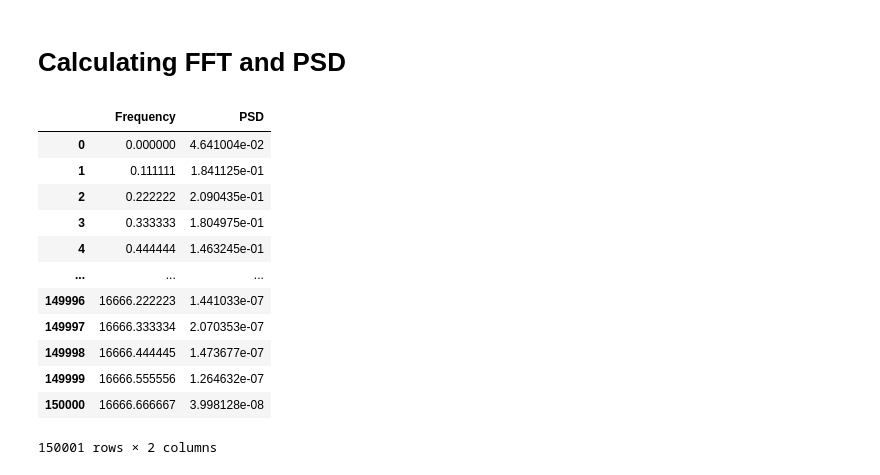
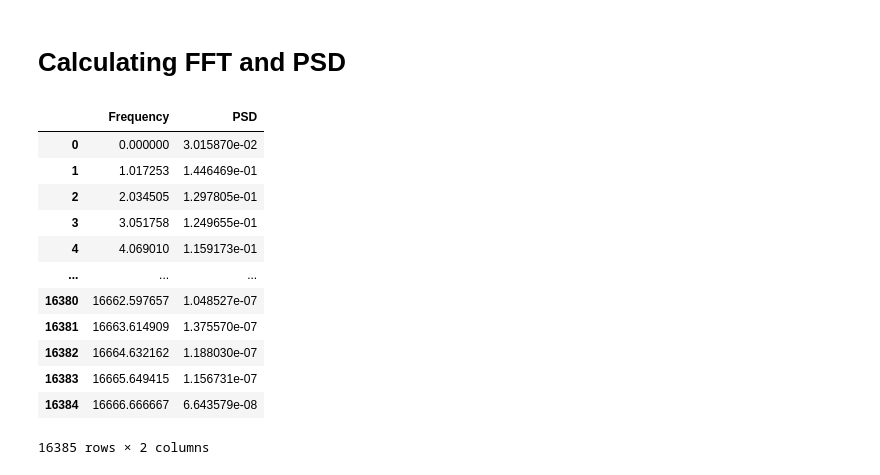
Before and after one commit to noah-silverberg/382L-Optical-Tweezer, a Jupyter notebook: trappedPSD.ipynb, the cells around one changed output. Saved outputs shown, nothing was run; the diff lists cells and outputs as text; code cells hidden in the pictures.

```diff
--- a/trappedPSD.ipynb
+++ b/trappedPSD.ipynb
@@ -31,31 +31,31 @@ plt.show()
 # %%
 voltages = data['CH1'] # Extract the signal
 voltages = voltages - voltages.mean() # De-mean the signal
 
 dt = data['TIME'].iloc[1] - data['TIME'].iloc[0] # Get the time step between points
 total_timesteps = len(voltages) # Get the total number of time steps
 
 # Compute PSD using scipy.signal.welch for better performance
-welch = signal.welch(voltages, fs=1/dt, nperseg=3e5, scaling='density')
+welch = signal.welch(voltages, fs=1/dt, nperseg=2**15, scaling='density')
 freqs = welch[0]
 psd = welch[1]
 
 psds = pd.DataFrame({'Frequency': freqs, 'PSD': psd})
 display(psds)
 # %% [output]
 |  | Frequency | PSD |
-| 0 | 0.000000 | 4.641004e-02 |
-| 1 | 0.111111 | 1.841125e-01 |
-| 2 | 0.222222 | 2.090435e-01 |
-| 3 | 0.333333 | 1.804975e-01 |
-| 4 | 0.444444 | 1.463245e-01 |
+| 0 | 0.000000 | 3.015870e-02 |
+| 1 | 1.017253 | 1.446469e-01 |
+| 2 | 2.034505 | 1.297805e-01 |
+| 3 | 3.051758 | 1.249655e-01 |
+| 4 | 4.069010 | 1.159173e-01 |
 | ... | ... | ... |
-| 149996 | 16666.222223 | 1.441033e-07 |
-| 149997 | 16666.333334 | 2.070353e-07 |
-| 149998 | 16666.444445 | 1.473677e-07 |
-| 149999 | 16666.555556 | 1.264632e-07 |
-| 150000 | 16666.666667 | 3.998128e-08 |
+| 16380 | 16662.597657 | 1.048527e-07 |
+| 16381 | 16663.614909 | 1.375570e-07 |
+| 16382 | 16664.632162 | 1.188030e-07 |
+| 16383 | 16665.649415 | 1.156731e-07 |
+| 16384 | 16666.666667 | 6.643579e-08 |
-150001 rows × 2 columns
+16385 rows × 2 columns
 # %%
 # We only graph low frequencies, since higher ones are noise
 mask = psds['Frequency'] > 0 # Ignore the zero frequency
```
Also changed, not shown: parts of 3 cells of this notebook, 1 other file.
